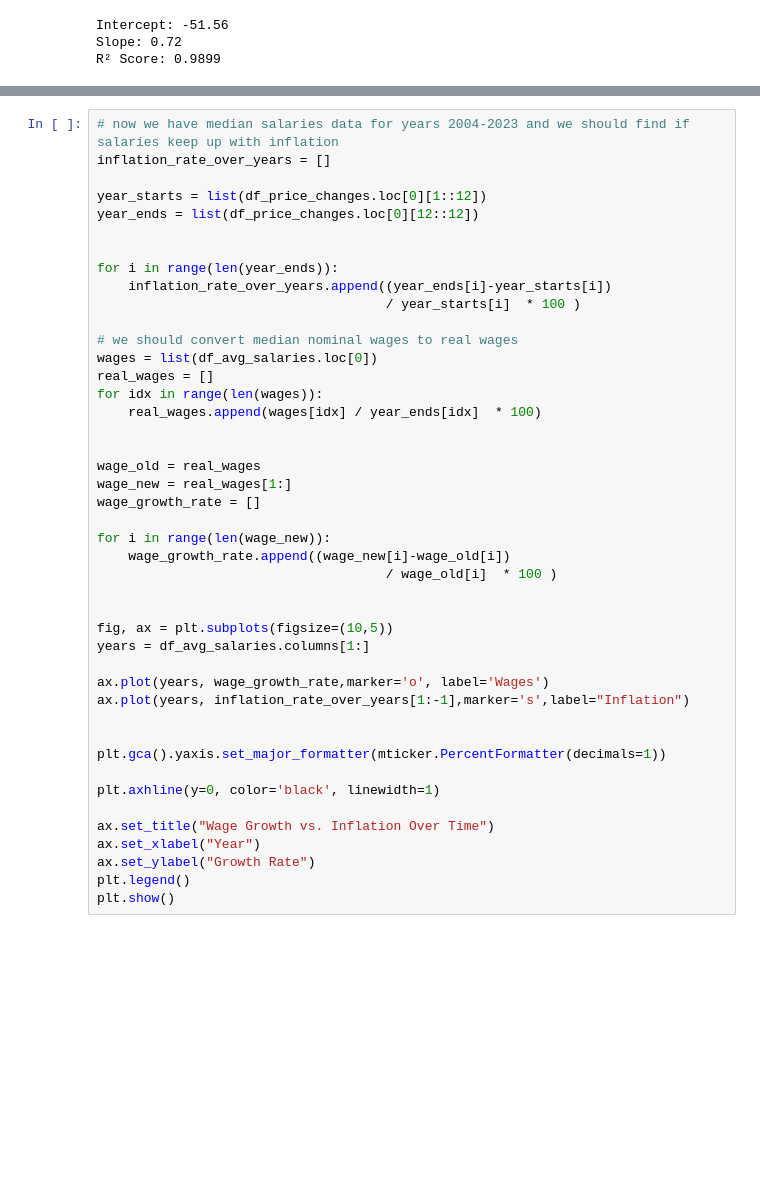
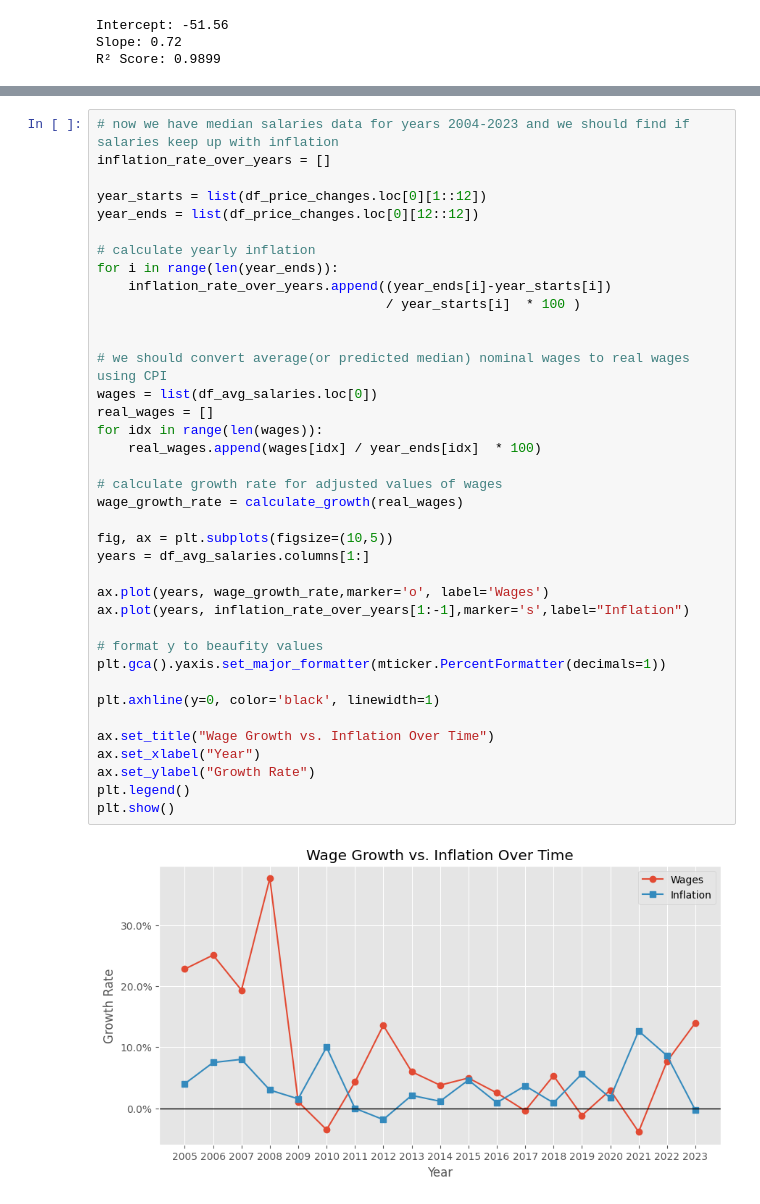
Before and after one commit to SabaGuledani/Economic-and-Financial-Analysis-of-Georgia, a Jupyter notebook: GDP.ipynb, the cells around one changed output, grey strips where cells are left out. Drawn from its saved outputs; the diff is of its cells as text; blank space fills up the shorter version.

```diff
--- a/GDP.ipynb
+++ b/GDP.ipynb
@@ -607,42 +608,38 @@ plt.show()
 inflation_rate_over_years = []
 
 year_starts = list(df_price_changes.loc[0][1::12])
 year_ends = list(df_price_changes.loc[0][12::12])
 
-
+# calculate yearly inflation
 for i in range(len(year_ends)):
     inflation_rate_over_years.append((year_ends[i]-year_starts[i])
                                      / year_starts[i]  * 100 )
 
-# we should convert median nominal wages to real wages
+
+# we should convert average(or predicted median) nominal wages to real wages using CPI
 wages = list(df_avg_salaries.loc[0])
 real_wages = []
 for idx in range(len(wages)):
     real_wages.append(wages[idx] / year_ends[idx]  * 100)
 
-
-wage_old = real_wages
-wage_new = real_wages[1:]
-wage_growth_rate = []
-
-for i in range(len(wage_new)):
-    wage_growth_rate.append((wage_new[i]-wage_old[i])
-                                     / wage_old[i]  * 100 )
-
+# calculate growth rate for adjusted values of wages
+wage_growth_rate = calculate_growth(real_wages)
 
 fig, ax = plt.subplots(figsize=(10,5))
 years = df_avg_salaries.columns[1:]
 
 ax.plot(years, wage_growth_rate,marker='o', label='Wages')
 ax.plot(years, inflation_rate_over_years[1:-1],marker='s',label="Inflation")
 
-
+# format y to beaufity values
 plt.gca().yaxis.set_major_formatter(mticker.PercentFormatter(decimals=1))
 
 plt.axhline(y=0, color='black', linewidth=1)
 
 ax.set_title("Wage Growth vs. Inflation Over Time")
 ax.set_xlabel("Year")
 ax.set_ylabel("Growth Rate")
 plt.legend()
 plt.show()
+# %% [output]
+[figure, added]
```
Also changed, not shown: parts of 17 cells of this notebook, 1 other file.
